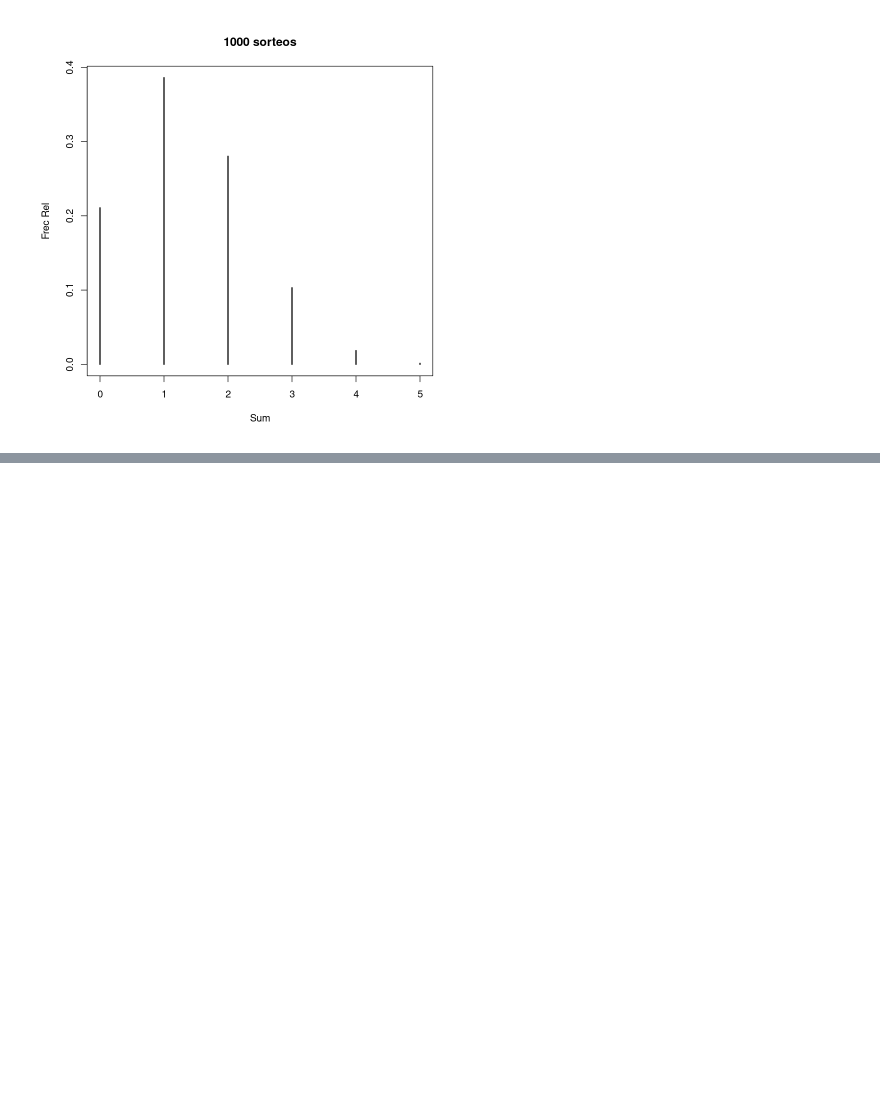
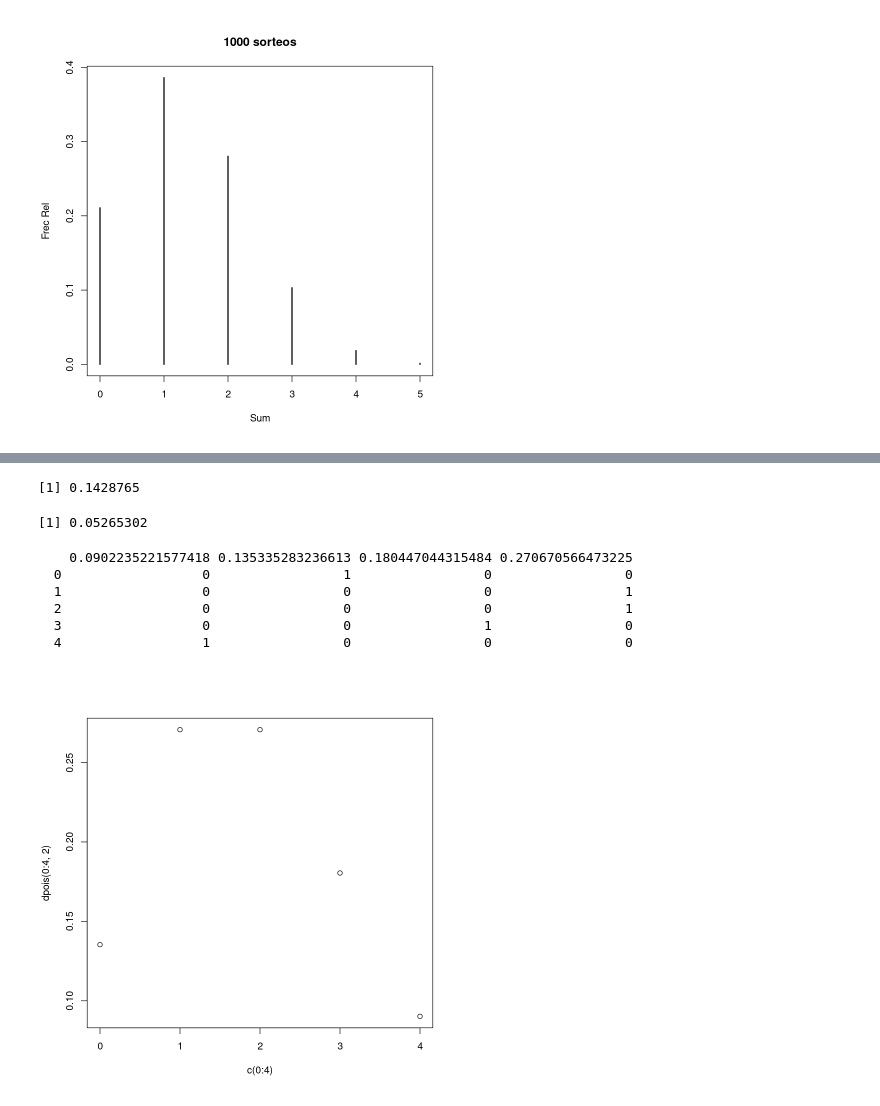
Before and after one commit to franhace/Proba-Estadistica, a Jupyter notebook: Practica/1/P2.ipynb, the cells around one changed output, grey strips where cells are left out. Cells and saved outputs as stored; diff of their text form; code cells hidden in the pictures; blank space fills up the shorter version.

```diff
--- a/Practica/1/P2.ipynb
+++ b/Practica/1/P2.ipynb
@@ -47,0 +154,24 @@ simu
+# %%
+# a)
+1-ppois(3,2)
+
+# b)
+1-ppois(4,2)
+
+# c)
+a<-c(0:4)
+b<-c(dpois(a,2))
+plot(c(0:4),dpois(0:4,2))
+# table(c(0:4),dpois(0:4,2))
+
+# d)
+# %% [output]
+[1] 0.1428765
+[1] 0.05265302
+    0.0902235221577418 0.135335283236613 0.180447044315484 0.270670566473225
+  0                  0                 1                 0                 0
+  1                  0                 0                 0                 1
+  2                  0                 0                 0                 1
+  3                  0                 0                 1                 0
+  4                  1                 0                 0                 0
+[figure, added]
```
Also changed, not shown: parts of 17 cells of this notebook.
